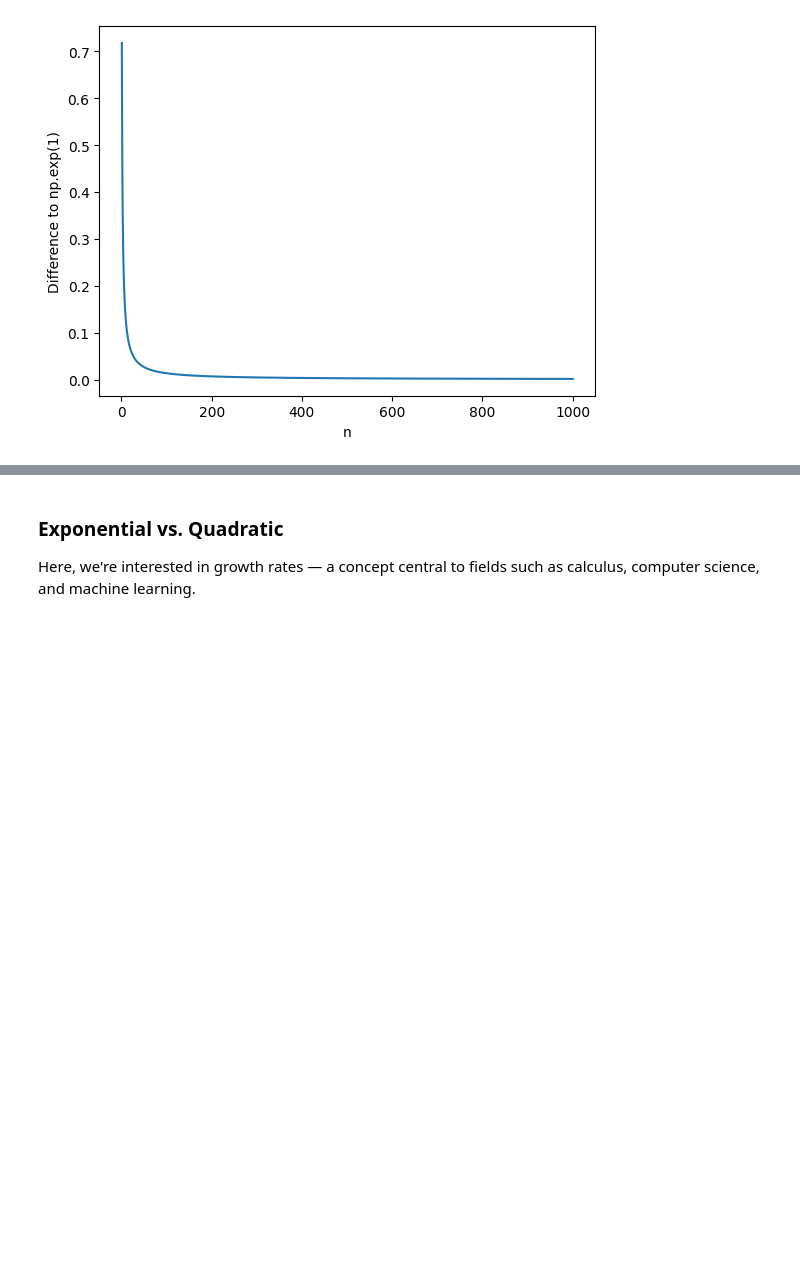
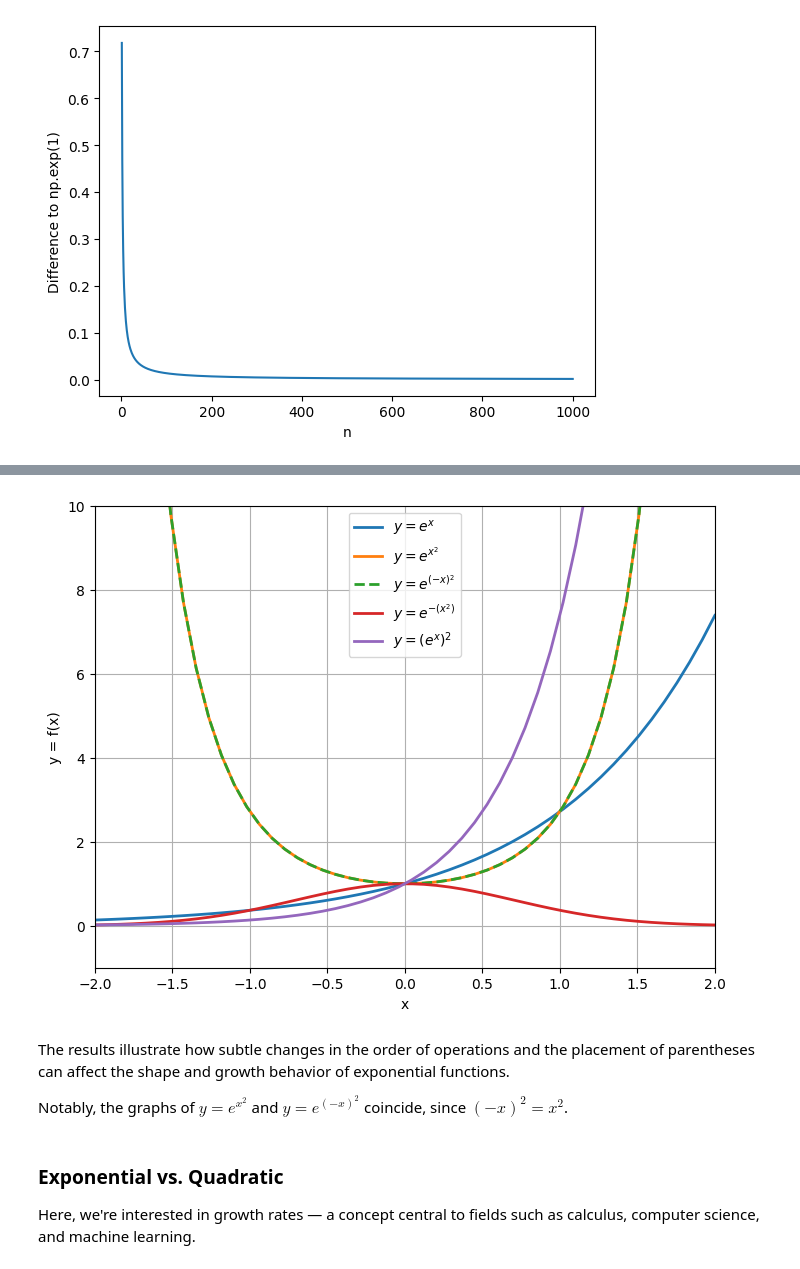
Before and after one commit to wanyingng/Calculus, a Jupyter notebook: 01-functions/functions.ipynb, the cells around one changed output, grey strips where cells are left out. Cells and saved outputs as stored; diff of their text form; code cells hidden in the pictures; blank space fills up the shorter version.

Commit message:
docs: update functions

```diff
--- a/01-functions/functions.ipynb
+++ b/01-functions/functions.ipynb
@@ -409,3 +431,34 @@ plt.show()
+# %%
+domain = [-2, 2]
+
+x = np.linspace(domain[0], domain[1], 50)
+
+# Define the exponential functions
+y1 = np.exp(x)
+y2 = np.exp(x**2)
+y3 = np.exp((-x)**2)
+y4 = np.exp(-(x**2))
+y5 = np.exp(x)**2
+
+plt.figure(figsize=(8, 6))
+plt.plot(x, y1, linewidth=2, label='$y=e^x$')
+plt.plot(x, y2, linewidth=2, label='$y=e^{x^2}$')
+plt.plot(x, y3, '--',linewidth=2, label='$y=e^{(-x)^2}$')
+plt.plot(x, y4, linewidth=2, label='$y=e^{-(x^2)}$')
+plt.plot(x, y5, linewidth=2, label='$y=(e^x)^2$')
+plt.xlim([x[0], x[-1]])
+plt.ylim([-1, 10])
+plt.xlabel('x')
+plt.ylabel('y = f(x)')
+plt.grid()
+plt.legend()
+plt.show()
+# %% [output]
+[figure, added]
+# %% [markdown]
+The results illustrate how subtle changes in the order of operations and the placement of parentheses can affect the shape and growth behavior of exponential functions.
+
+Notably, the graphs of $y = e^{x^2}$ and $y = e^{(-x)^2}$ coincide, since $(−x)^2=x^2$.
 # %% [markdown]
 ### Exponential vs. Quadratic
 
```
Also changed, not shown: parts of 11 cells of this notebook.
